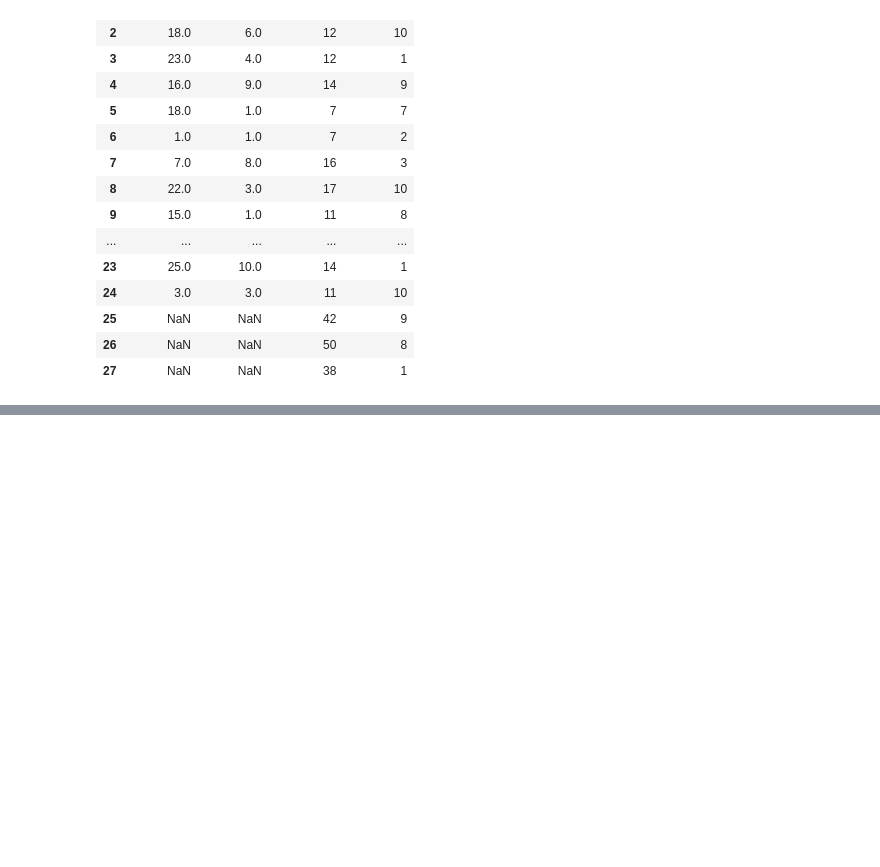
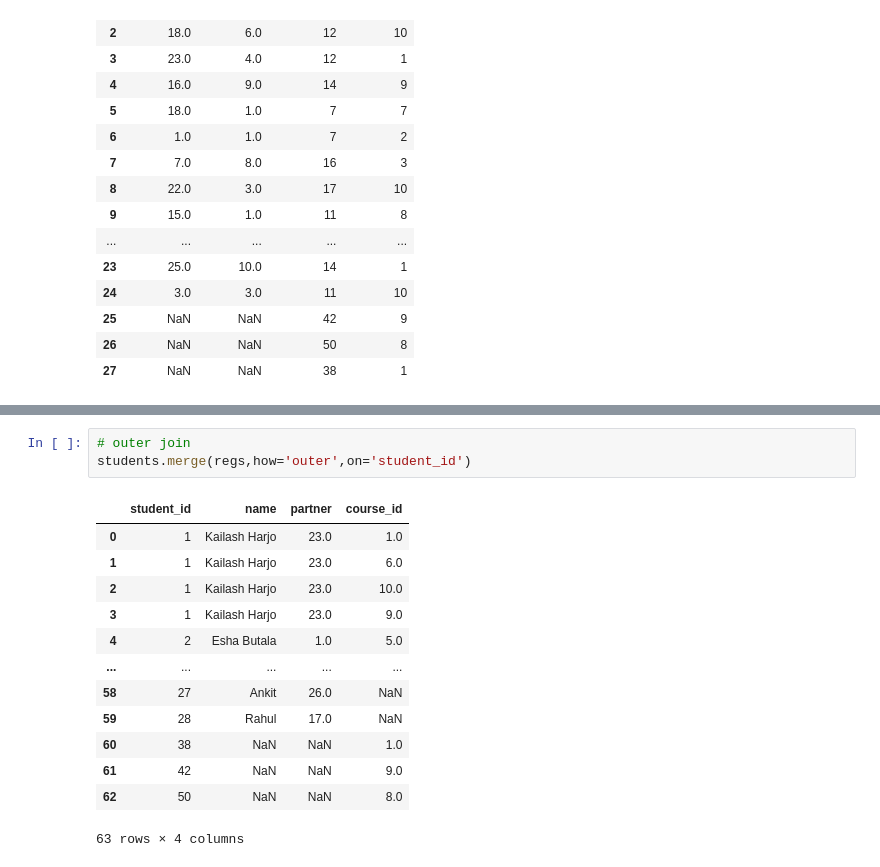
Before and after one commit to Rem0tecoder/CampusX, a Jupyter notebook: Pandas/MergingJoiningConcatenate.ipynb, the cells around one changed output, grey strips where cells are left out. Cells and saved outputs as stored; diff of their text form; blank space fills up the shorter version.

```diff
--- a/Pandas/MergingJoiningConcatenate.ipynb
+++ b/Pandas/MergingJoiningConcatenate.ipynb
@@ -77,0 +158,17 @@ pd.concat([nov,dec], axis=1)
+# %%
+# outer join
+students.merge(regs,how='outer',on='student_id')
+# %% [output]
+|  | student_id | name | partner | course_id |
+| 0 | 1 | Kailash Harjo | 23.0 | 1.0 |
+| 1 | 1 | Kailash Harjo | 23.0 | 6.0 |
+| 2 | 1 | Kailash Harjo | 23.0 | 10.0 |
+| 3 | 1 | Kailash Harjo | 23.0 | 9.0 |
+| 4 | 2 | Esha Butala | 1.0 | 5.0 |
+| ... | ... | ... | ... | ... |
+| 58 | 27 | Ankit | 26.0 | NaN |
+| 59 | 28 | Rahul | 17.0 | NaN |
+| 60 | 38 | NaN | NaN | 1.0 |
+| 61 | 42 | NaN | NaN | 9.0 |
+| 62 | 50 | NaN | NaN | 8.0 |
+63 rows × 4 columns
```
Also changed, not shown: parts of 6 cells of this notebook.
